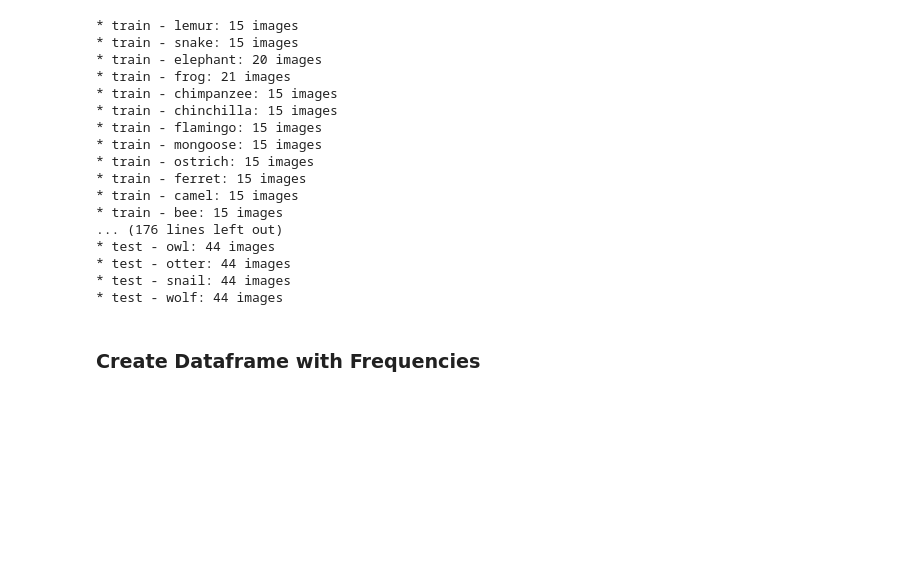
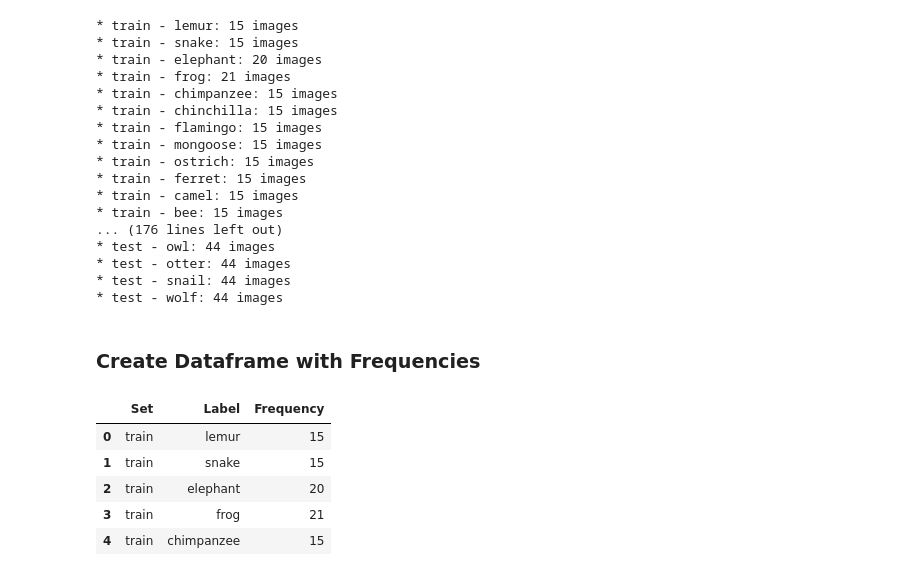
Before and after one commit to katherinewadge-berrospi/Animal_detection_camera, a Jupyter notebook: jupyter_notebooks/04-Small-Data-Handling.ipynb, the cells around one changed output. Cells and saved outputs as stored; diff of their text form; code cells hidden in the pictures; blank space fills up the shorter version.

```diff
--- a/jupyter_notebooks/04-Small-Data-Handling.ipynb
+++ b/jupyter_notebooks/04-Small-Data-Handling.ipynb
@@ -208,3 +208,13 @@ for folder in folders:
 * test - wolf: 44 images
 # %% [markdown]
 ### Create Dataframe with Frequencies
+# %%
+df_freq_small = pd.DataFrame(data)
+display(df_freq_small.head())
+# %% [output]
+|  | Set | Label | Frequency |
+| 0 | train | lemur | 15 |
+| 1 | train | snake | 15 |
+| 2 | train | elephant | 20 |
+| 3 | train | frog | 21 |
+| 4 | train | chimpanzee | 15 |
```
Also changed, not shown: parts of 4 cells of this notebook.
